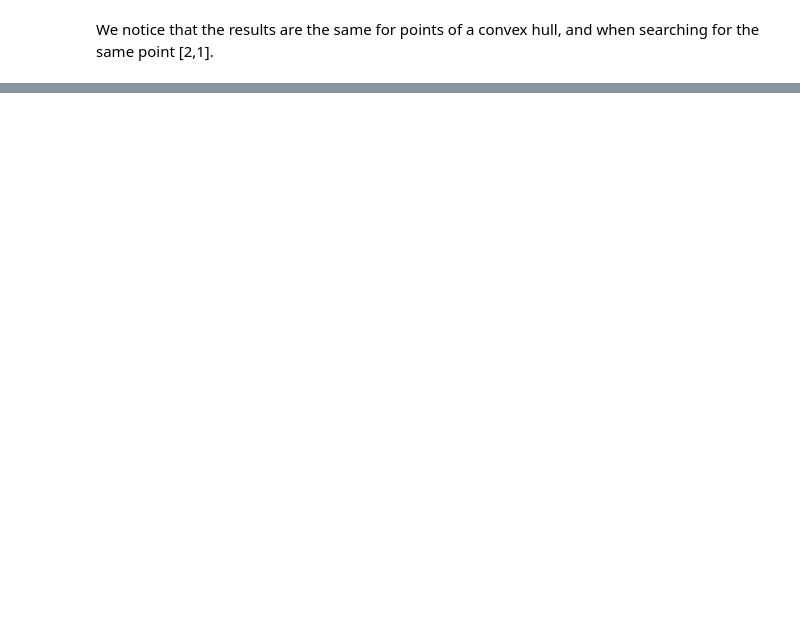
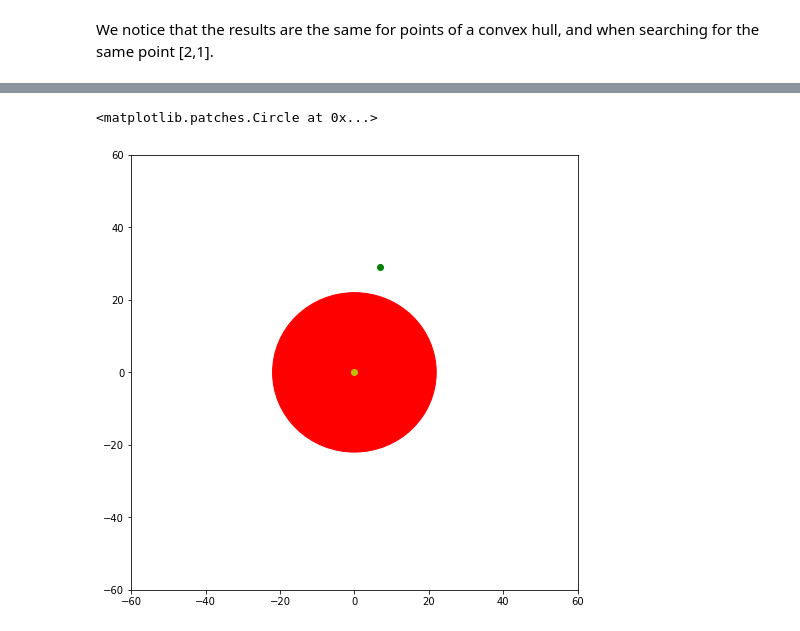
Before and after one commit to TsFotini/Computational_Geometry, a Jupyter notebook: Geometry03/Untitled.ipynb, the cells around one changed output, grey strips where cells are left out. Drawn from its saved outputs; the diff is of its cells as text; code cells hidden in the pictures; blank space fills up the shorter version.

```diff
--- a/Geometry03/Untitled.ipynb
+++ b/Geometry03/Untitled.ipynb
@@ -310,0 +330,16 @@ False
+# %%
+circle1 = plt.Circle((0, 0), 22, color='r')
+fig, ax = plt.subplots(figsize =(8, 8))
+ax = plt.gca()
+ax.cla() # clear
+# change default range
+ax.set_xlim((-60, 60))
+ax.set_ylim((-60, 60))
+# some data
+# key data point that we are encircling
+ax.plot((0), (0), 'o', color='y')
+ax.plot((a), (b), 'o', color='g')
+ax.add_artist(circle1)
+# %% [output]
+<matplotlib.patches.Circle at 0x...>
+[figure, added]
```
Also changed, not shown: parts of 24 cells of this notebook.
